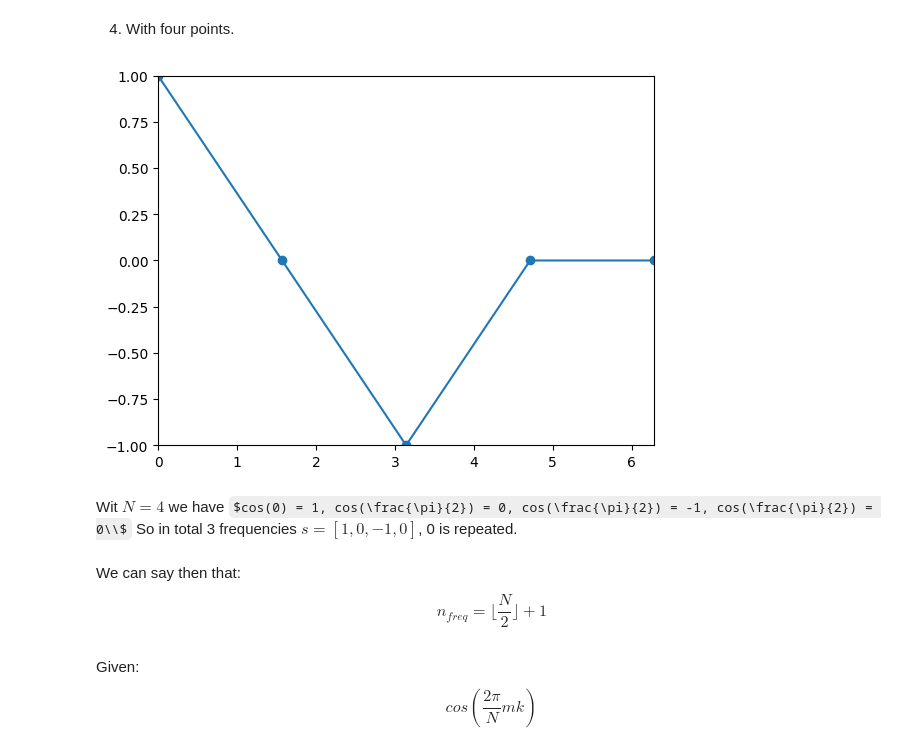
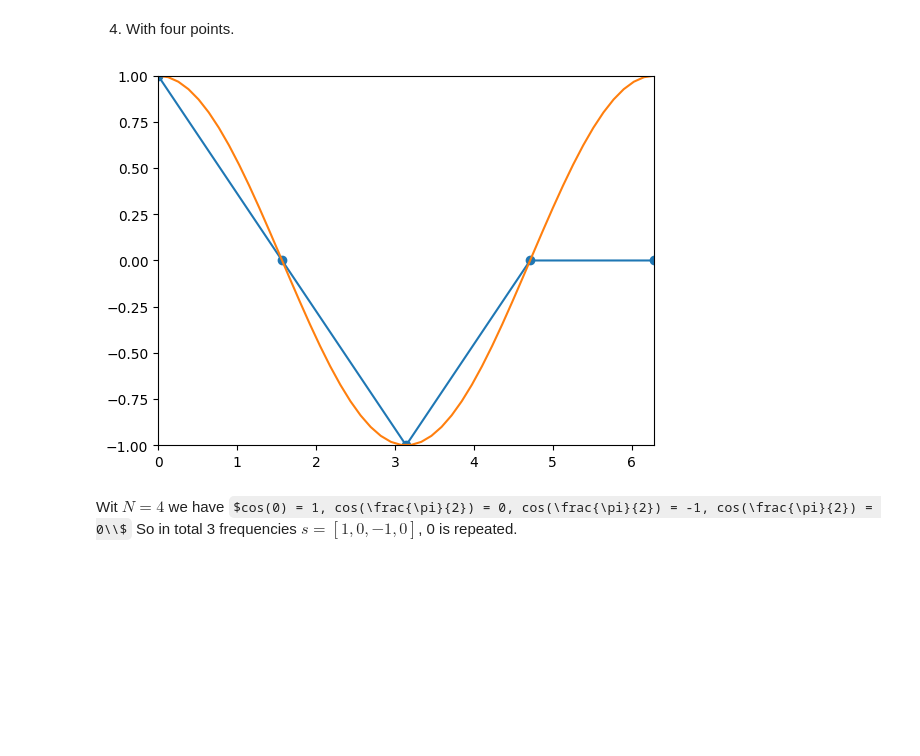
Before and after one commit to DylanReidRamelli/Bachelor-Project-2023, a Jupyter notebook: notebook/fourier.ipynb, the cells around one changed output. Drawn from its saved outputs; the diff is of its cells as text; code cells hidden in the pictures; some formulas as TeX source; blank space fills up the shorter version.

```diff
--- a/notebook/fourier.ipynb
+++ b/notebook/fourier.ipynb
@@ -71,27 +74,18 @@ By the cosine property: $cos(\pi + \alpha) = -cos(\alpha)$
 # %%
 x = np.linspace(0,T,5)
 y = np.zeros_like(x)
 
 y[0] = np.cos(x[0])
 y[1] = np.cos(x[1])
 y[2] = np.cos(x[2])
 y[3] = np.cos(x[3])
 
 plt.plot(x,y, marker='o')
+plt.plot(np.linspace(0,T),np.cos(np.linspace(0,T)))
 plt.axis([0, 2 * np.pi,-1,1])
 plt.show()
 # %% [output]
-[figure, old version]
+[figure, new version]
 # %% [markdown]
 Wit $N = 4$ we have $cos(0) = 1, cos(\frac{\pi}{2}) = 0, cos(\frac{\pi}{2}) = -1, cos(\frac{\pi}{2}) = 0\\$
 So in total 3 frequencies $s = [1,0,-1,0]$, 0 is repeated.
-# %% [markdown]
-We can say then that:
-\begin{equation}
-n_{freq} = \lfloor \frac{N}{2} \rfloor + 1
-\end{equation}
-# %% [markdown]
-Given:
-\begin{equation}
-cos(\frac{2\pi}{N}mk)
-\end{equation}
```
Also changed, not shown: parts of 5 cells of this notebook.
